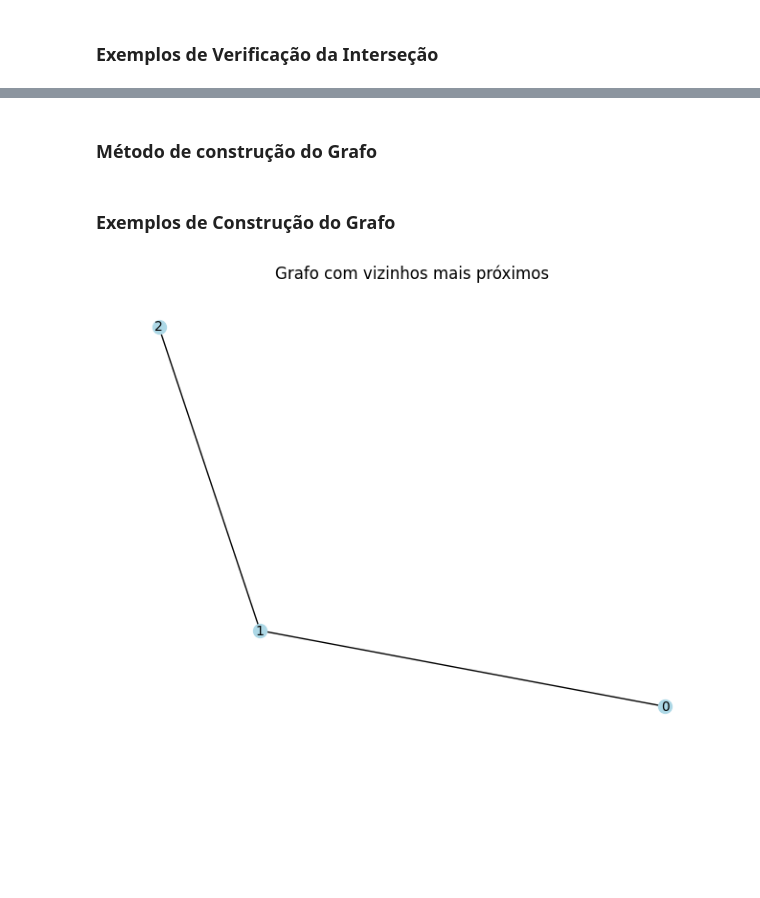
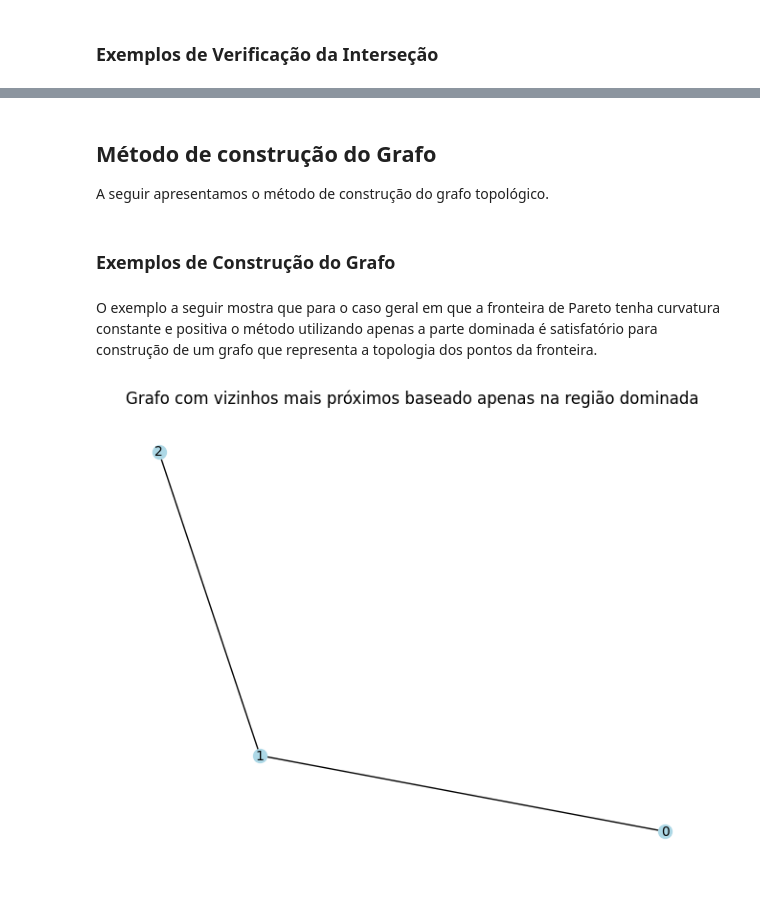
Before and after one commit to JunioCesarFerreira/NSGA-Studies, a Jupyter notebook: notebooks/evaluation/topological-analysis.ipynb, the cells around one changed output, grey strips where cells are left out. Cells and saved outputs as stored; diff of their text form; code cells hidden in the pictures; blank space fills up the shorter version.

```diff
--- a/notebooks/evaluation/topological-analysis.ipynb
+++ b/notebooks/evaluation/topological-analysis.ipynb
@@ -206,9 +322,11 @@ plot_2d_intersection(ex[1], ref, ex[1], ex[2], intersect2)
 # %% [markdown]
-### Método de construção do Grafo
+## Método de construção do Grafo
+
+A seguir apresentamos o método de construção do grafo topológico.
 # %%
 import networkx as nx
 
-def build_graph(points: list[tuple], ref_point: tuple) -> nx.Graph:
+def build_graph(points: list[tuple], ref_point: tuple, base_point: tuple = None) -> nx.Graph:
     G = nx.Graph()
 
     # Adiciona os vértices
@@ -223,24 +341,38 @@ def build_graph(points: list[tuple], ref_point: tuple) -> nx.Graph:
             for k, r in enumerate(points):
                 if np.array_equal(r, p) or np.array_equal(r, q):
                     continue
-                if check_intersection(r, ref_point, p, q):
+                if segment_intersects_parallelepiped(r, ref_point, p, q):
                     add = False
                     break
+                if base_point is not None:
+                    if segment_intersects_parallelepiped(r, base_point, p, q):
+                        add = False
+                        break
             if add:
                 G.add_edge(i,j)
     return G
 # %% [markdown]
 ### Exemplos de Construção do Grafo
+# %% [markdown]
+O exemplo a seguir mostra que para o caso geral em que a fronteira de Pareto tenha curvatura constante e positiva o método utilizando apenas a parte dominada é satisfatório para construção de um grafo que representa a topologia dos pontos da fronteira.
 # %%
+import matplotlib.pyplot as plt
+
+ex = np.array([
+    [0.75, 0.25],
+    [0.35, 0.35],
+    [0.25, 0.75]
+])
+ref = [1, 1]
+
 graph = build_graph(ex, ref)
 
 # Exibir a posição dos pontos (nos do grafo)
 pos = nx.get_node_attributes(graph, 'point')
 
 # Visualizar o grafo
-import matplotlib.pyplot as plt
 nx.draw(graph, pos, with_labels=True, node_color='lightblue', node_size=100, font_size=10)
-plt.title("Grafo com vizinhos mais próximos")
+plt.title("Grafo com vizinhos mais próximos baseado apenas na região dominada")
 plt.show()
 # %% [output]
-[figure, old version]
+[figure, new version]
```
Also changed, not shown: parts of 21 cells of this notebook.
